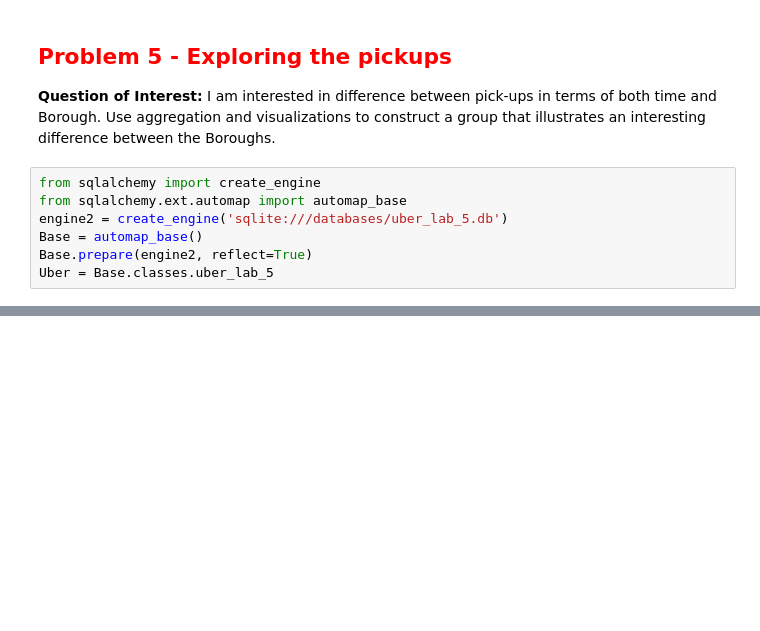
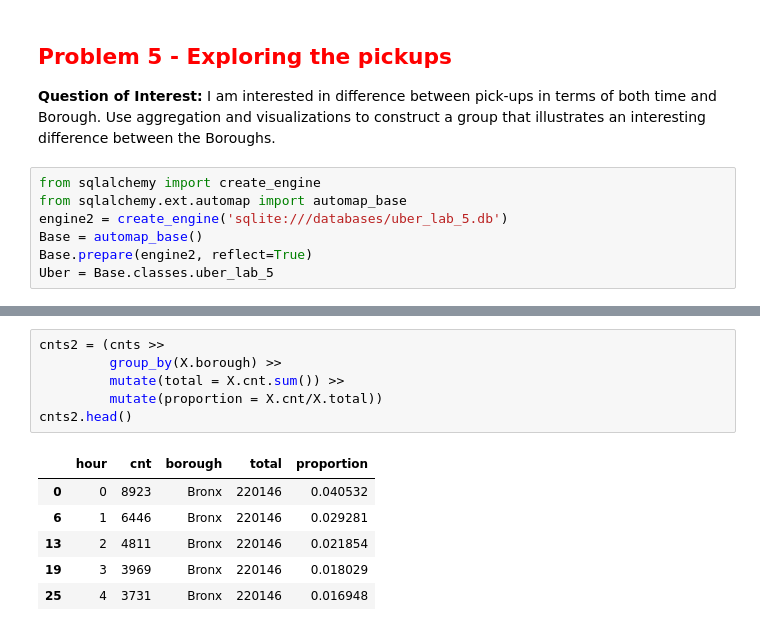
Before and after one commit to SMiertschin/DSCI430, a Jupyter notebook: Lab_5_joining_uber_data_SM.ipynb, the cells around one changed output, grey strips where cells are left out. Cells and saved outputs as stored; diff of their text form; blank space fills up the shorter version.

```diff
--- a/Lab_5_joining_uber_data_SM.ipynb
+++ b/Lab_5_joining_uber_data_SM.ipynb
@@ -250,3 +255,16 @@ cnts
+# %%
+cnts2 = (cnts >>
+         group_by(X.borough) >>
+         mutate(total = X.cnt.sum()) >>
+         mutate(proportion = X.cnt/X.total))
+cnts2.head()
+# %% [output]
+|  | hour | cnt | borough | total | proportion |
+| 0 | 0 | 8923 | Bronx | 220146 | 0.040532 |
+| 6 | 1 | 6446 | Bronx | 220146 | 0.029281 |
+| 13 | 2 | 4811 | Bronx | 220146 | 0.021854 |
+| 19 | 3 | 3969 | Bronx | 220146 | 0.018029 |
+| 25 | 4 | 3731 | Bronx | 220146 | 0.016948 |
 # %%
 import seaborn as sns
 %matplotlib inline
```
Also changed, not shown: parts of 3 cells of this notebook.
